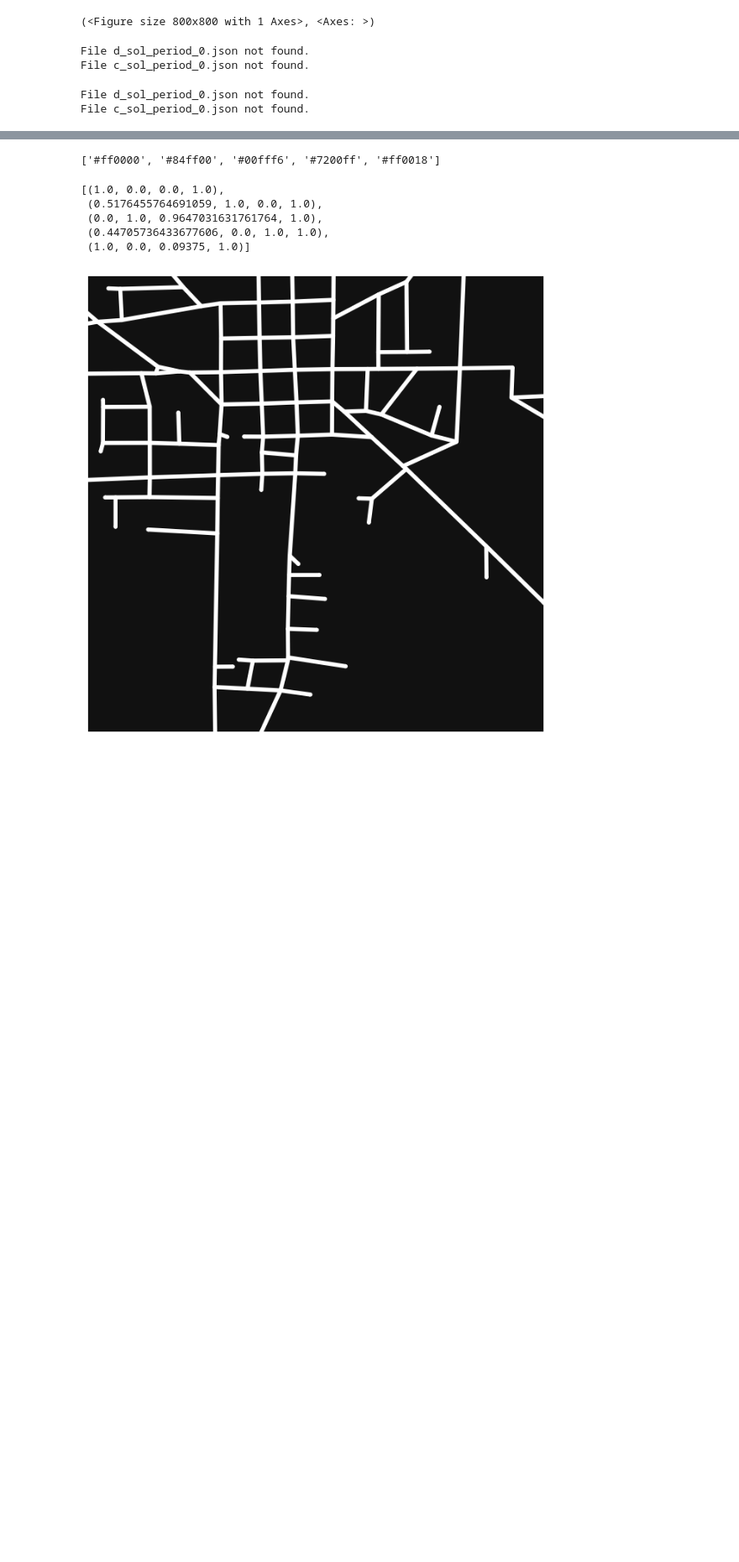
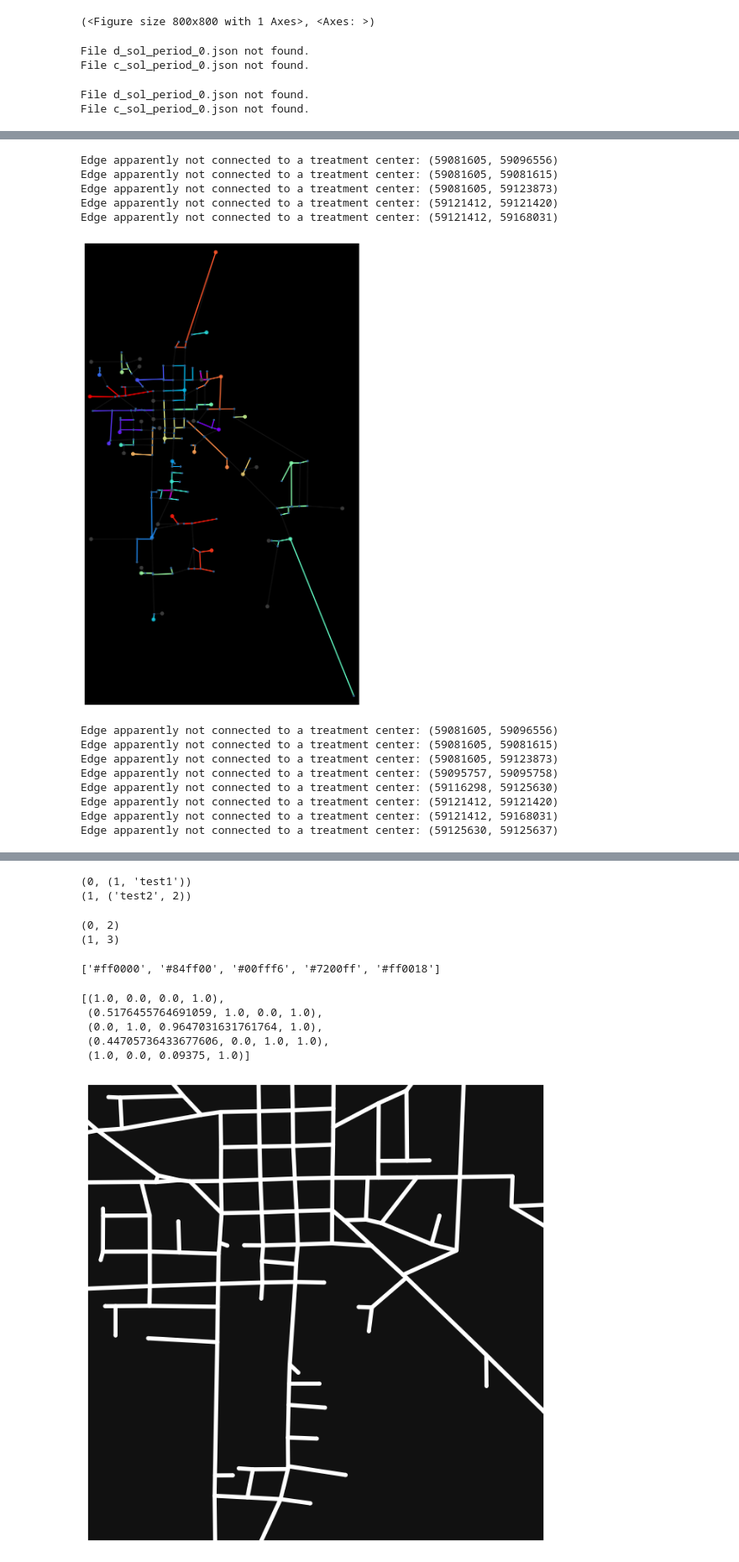
Before and after one commit to matt-banschbach/CMOR492-DWS, a Jupyter notebook: visualization/visual_sandbox.ipynb, the cells around one changed output, grey strips where cells are left out. Shown at 84% size. Cells and saved outputs as stored; diff of their text form; code cells hidden in the pictures; blank space fills up the shorter version.

```diff
--- a/visualization/visual_sandbox.ipynb
+++ b/visualization/visual_sandbox.ipynb
@@ -151,0 +156,17 @@ File c_sol_period_0.json not found.
+# %%
+vis.plot_network_changes(G, treatment_nodes, source_nodes, x_sol, y_sol, z_sol, periods, color_treatment_nodes=True)
+# %% [output]
+Edge apparently not connected to a treatment center: (59081605, 59096556)
+Edge apparently not connected to a treatment center: (59081605, 59081615)
+Edge apparently not connected to a treatment center: (59081605, 59123873)
+Edge apparently not connected to a treatment center: (59121412, 59121420)
+Edge apparently not connected to a treatment center: (59121412, 59168031)
+[figure, added]
+Edge apparently not connected to a treatment center: (59081605, 59096556)
+Edge apparently not connected to a treatment center: (59081605, 59081615)
+Edge apparently not connected to a treatment center: (59081605, 59123873)
+Edge apparently not connected to a treatment center: (59095757, 59095758)
+Edge apparently not connected to a treatment center: (59116298, 59125630)
+Edge apparently not connected to a treatment center: (59121412, 59121420)
+Edge apparently not connected to a treatment center: (59121412, 59168031)
+Edge apparently not connected to a treatment center: (59125630, 59125637)
@@ -152,3 +174,20 @@ File c_sol_period_0.json not found.
+# %%
+test_dict = {1: "test1", "test2": 2}
+for val in enumerate(test_dict.items()):
+    print(val)
+# %% [output]
+(0, (1, 'test1'))
+(1, ('test2', 2))
+# %%
+arr = [1, 2, 3]
+for val in enumerate(arr[1:]):
+    print(val)
+
+test_dict = {x: x for x in arr}
+for val in enumerate()
+# %% [output]
+(0, 2)
+(1, 3)
 # %%
 def which_elements_change(var_a, var_b):
     changed_elements = set()
```
Also changed, not shown: parts of 6 cells of this notebook, 2 other files.
